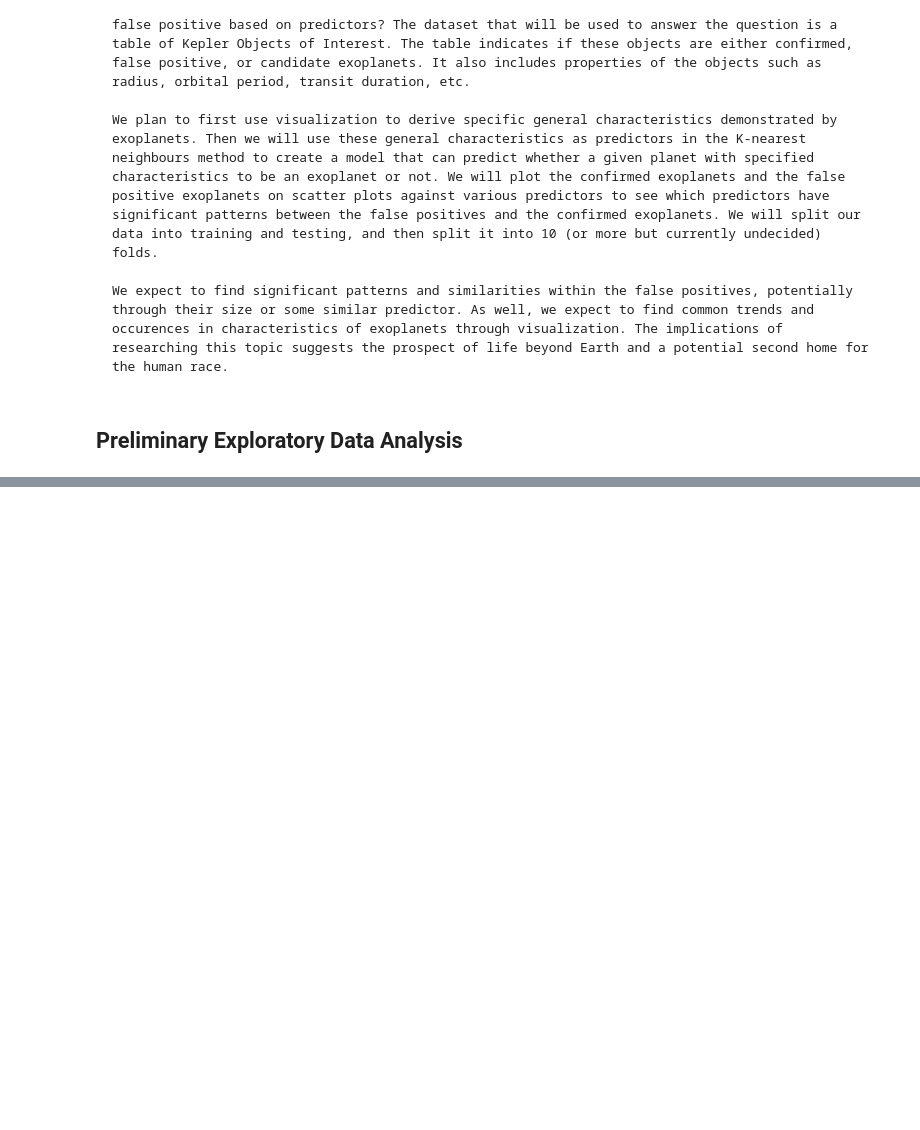
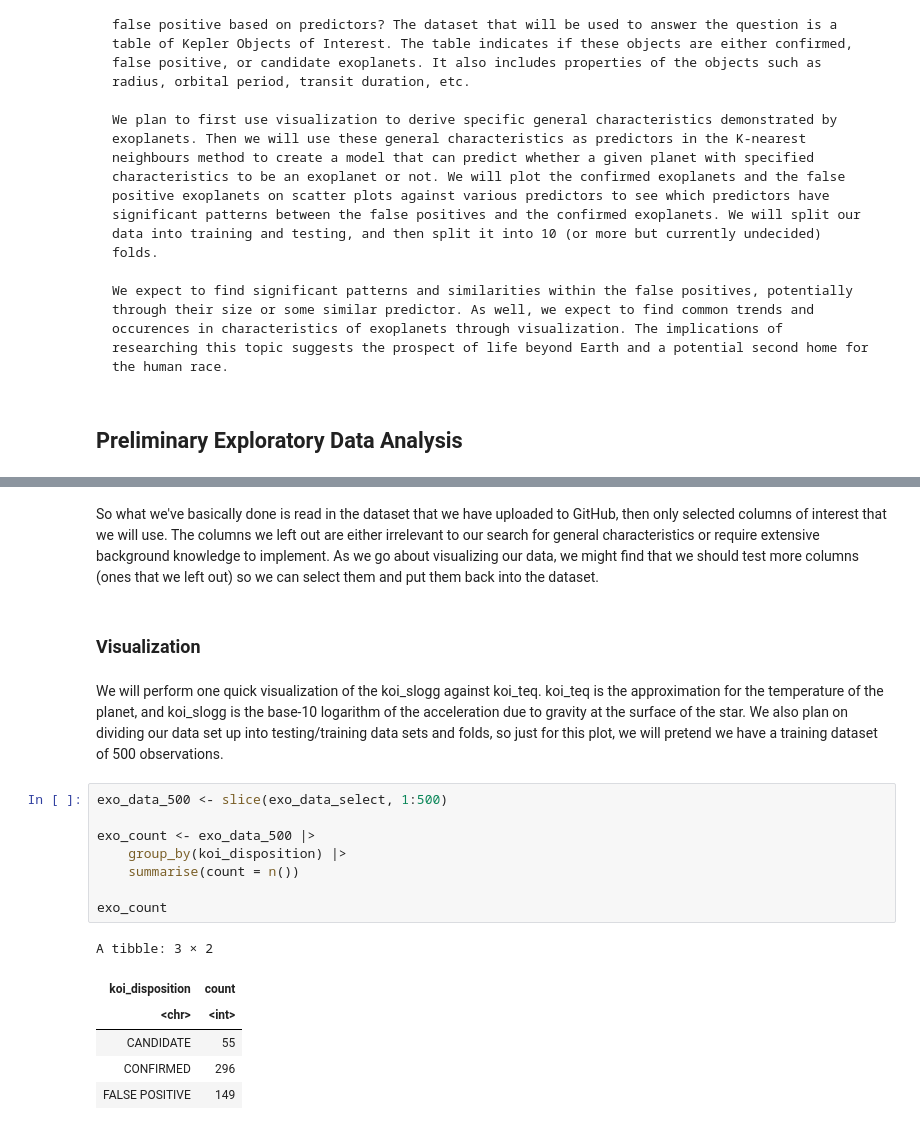
Before and after one commit to Anthony-Sheu/Kepler-Observations-Exoplanet-Prediction, a Jupyter notebook: Group Project Proposal.ipynb, the cells around one changed output, grey strips where cells are left out. Drawn from its saved outputs; the diff is of its cells as text; blank space fills up the shorter version.

```diff
--- a/Group Project Proposal.ipynb
+++ b/Group Project Proposal.ipynb
@@ -42,0 +87,21 @@ koi_score
+# %% [markdown]
+So what we've basically done is read in the dataset that we have uploaded to GitHub, then only selected columns of interest that we will use. The columns we left out are either irrelevant to our search for general characteristics or require extensive background knowledge to implement. As we go about visualizing our data, we might find that we should test more columns (ones that we left out) so we can select them and put them back into the dataset.
+# %% [markdown]
+### Visualization
+# %% [markdown]
+We will perform one quick visualization of the koi_slogg against koi_teq. koi_teq is the approximation for the temperature of the planet, and koi_slogg is the base-10 logarithm of the acceleration due to gravity at the surface of the star. We also plan on dividing our data set up into testing/training data sets and folds, so just for this plot, we will pretend we have a training dataset of 500 observations.
+# %%
+exo_data_500 <- slice(exo_data_select, 1:500)
+
+exo_count <- exo_data_500 |>
+    group_by(koi_disposition) |>
+    summarise(count = n())
+
+exo_count
+# %% [output]
+A tibble: 3 × 2
+| koi_disposition | count |
+| <chr> | <int> |
+| CANDIDATE | 55 |
+| CONFIRMED | 296 |
+| FALSE POSITIVE | 149 |
```
Also changed, not shown: parts of 8 cells of this notebook.
